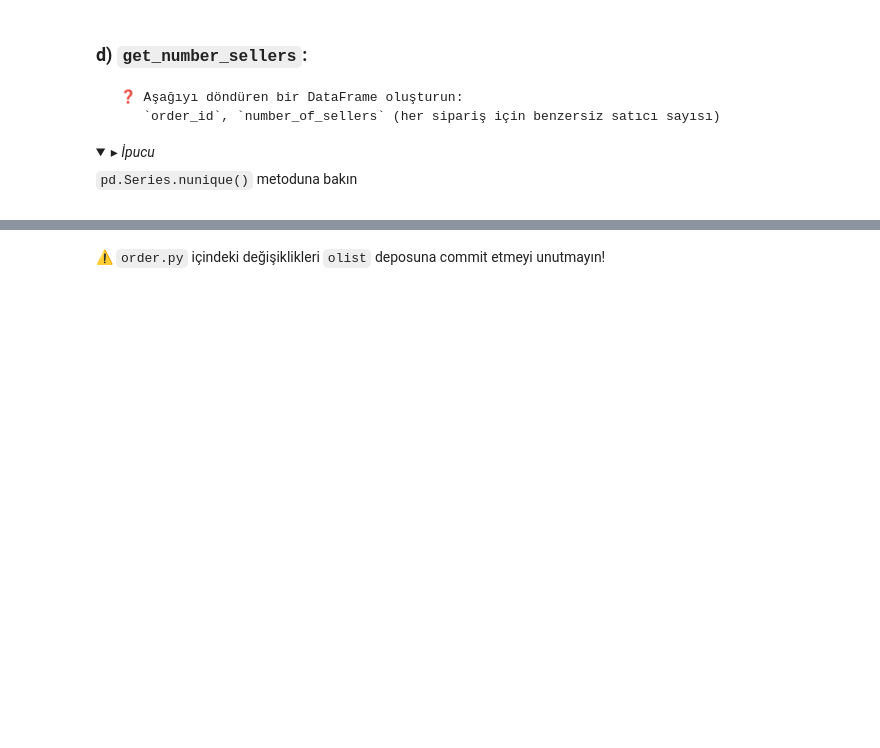
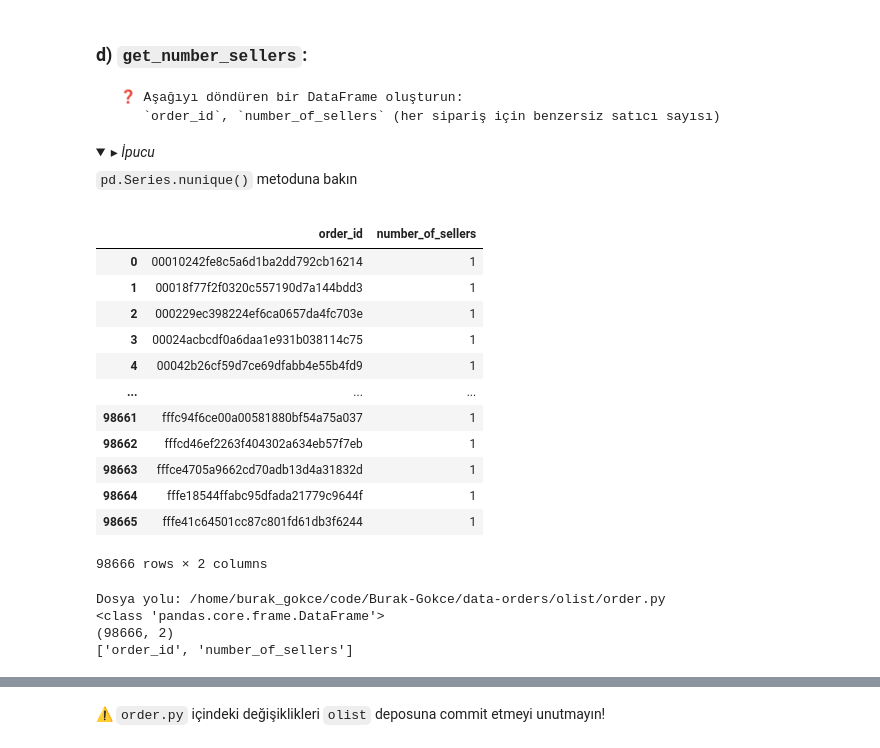
Before and after one commit to Burak-Gokce/data-orders, a Jupyter notebook: orders.ipynb, the cells around one changed output, grey strips where cells are left out. Saved outputs shown, nothing was run; the diff lists cells and outputs as text; code cells hidden in the pictures; folded sections open; blank space fills up the shorter version.

Commit message:
Completed number_sellers step

```diff
--- a/orders.ipynb
+++ b/orders.ipynb
@@ -559,3 +557,66 @@ git push origin master
+# %%
+from olist.data import Olist
+data = Olist().get_data()
+
+order_items = data["order_items"].copy()
+
+number_sellers = (
+    order_items
+    .groupby("order_id")["seller_id"]
+    .nunique()
+    .reset_index(name="number_of_sellers")
+)
+
+number_sellers
+# %% [output]
+|  | order_id | number_of_sellers |
+| 0 | 00010242fe8c5a6d1ba2dd792cb16214 | 1 |
+| 1 | 00018f77f2f0320c557190d7a144bdd3 | 1 |
+| 2 | 000229ec398224ef6ca0657da4fc703e | 1 |
+| 3 | 00024acbcdf0a6daa1e931b038114c75 | 1 |
+| 4 | 00042b26cf59d7ce69dfabb4e55b4fd9 | 1 |
+| ... | ... | ... |
+| 98661 | fffc94f6ce00a00581880bf54a75a037 | 1 |
+| 98662 | fffcd46ef2263f404302a634eb57f7eb | 1 |
+| 98663 | fffce4705a9662cd70adb13d4a31832d | 1 |
+| 98664 | fffe18544ffabc95dfada21779c9644f | 1 |
+| 98665 | fffe41c64501cc87c801fd61db3f6244 | 1 |
+98666 rows × 2 columns
+# %%
+import sys
+import importlib
+
+# Eski olist modüllerini bellekten temizle
+for module in list(sys.modules):
+    if module == "olist" or module.startswith("olist."):
+        del sys.modules[module]
+
+# Doğru proje klasörünü en öne al
+project_path = "/home/burak_gokce/code/Burak-Gokce/data-orders"
+
+if project_path in sys.path:
+    sys.path.remove(project_path)
+
+sys.path.insert(0, project_path)
+
+importlib.invalidate_caches()
+
+# Modülü yeniden yükle
+from olist.order import Order
+import olist.order
+
+print("Dosya yolu:", olist.order.__file__)
+
+test = Order().get_number_sellers()
+
+print(type(test))
+print(test.shape)
+print(test.columns.tolist())
+# %% [output]
+Dosya yolu: /home/burak_gokce/code/Burak-Gokce/data-orders/olist/order.py
+<class 'pandas.core.frame.DataFrame'>
+(98666, 2)
+['order_id', 'number_of_sellers']
 # %%
 from nbresult import ChallengeResult
 result = ChallengeResult('number_sellers',
```
Also changed, not shown: parts of 2 cells of this notebook, 2 other files.
